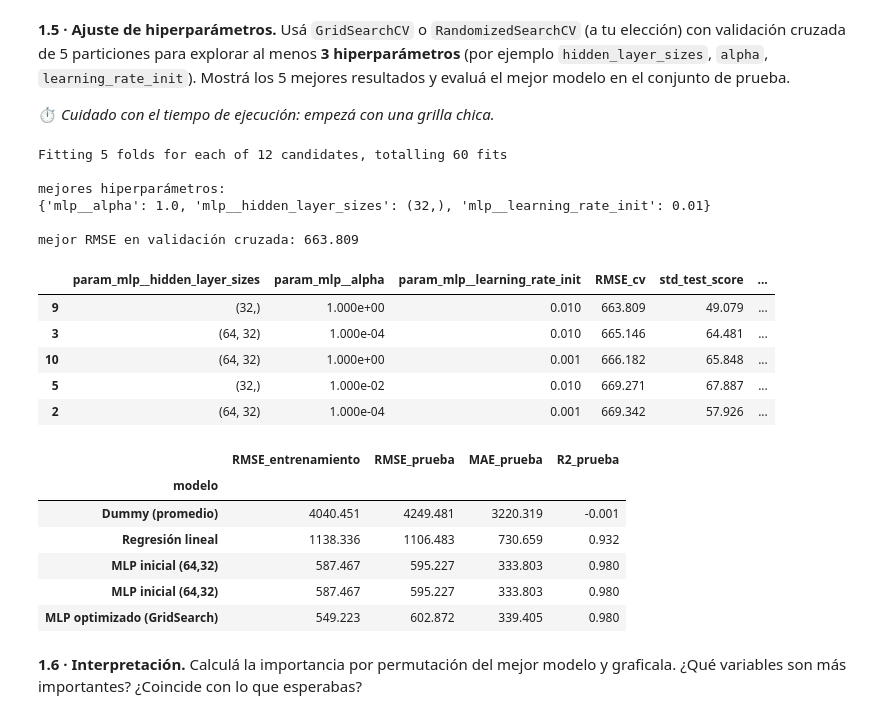
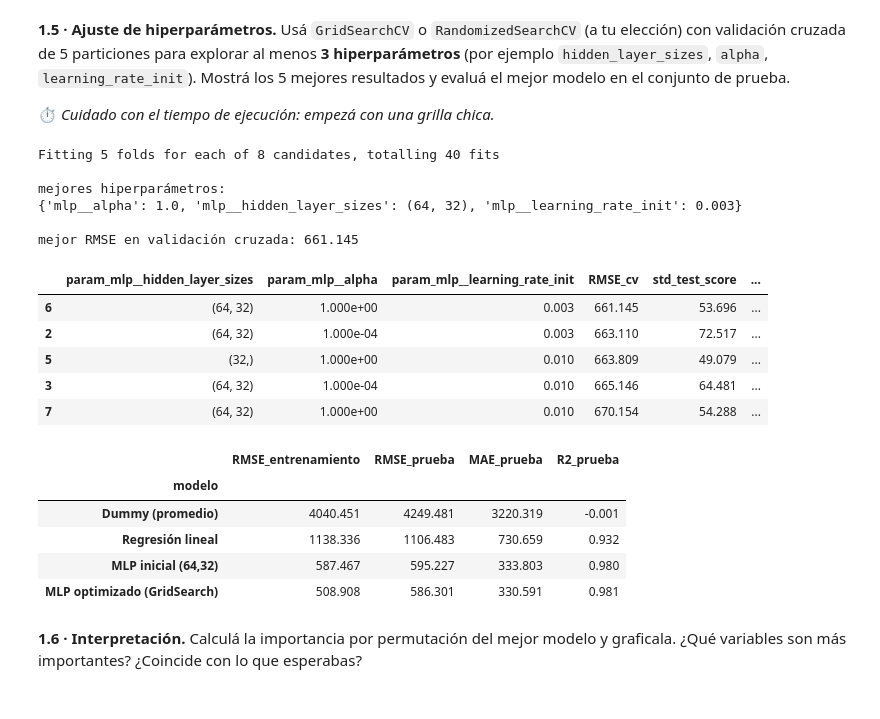
Before and after one commit to Nahi05/Aprendizaje-Automatico-1, a Jupyter notebook: AA1_TP2_DELGADO_NAHIARA.ipynb, the cells around one changed output. Saved outputs shown, nothing was run; the diff lists cells and outputs as text; code cells hidden in the pictures.

```diff
--- a/AA1_TP2_DELGADO_NAHIARA.ipynb
+++ b/AA1_TP2_DELGADO_NAHIARA.ipynb
@@ -966,48 +966,47 @@ plt.show()
 # %%
 # Tu código aquí
 # Pista: Paso 8 y Paso 9 de la Parte 2 (o Paso 4 de la Parte 3 para RandomizedSearchCV).
-# grilla chica (3 hiperparámetros): 2 x 3 x 2 = 12 combinaciones
 grilla_diam = {
     "mlp__hidden_layer_sizes": [(32,), (64, 32)],
-    "mlp__alpha": [0.0001, 0.01, 1.0],
-    "mlp__learning_rate_init": [0.001, 0.01],
+    "mlp__alpha": [0.0001, 1.0],
+    "mlp__learning_rate_init": [0.003, 0.01],
 }
 
 busqueda_diam = GridSearchCV(
     estimator=mlp_diam,
     param_grid=grilla_diam,
     cv=5,
     scoring="neg_root_mean_squared_error",
     n_jobs=-1,
     verbose=1
 )
 
 busqueda_diam.fit(X_ent_d, y_ent_d)
 
 print("\nmejores hiperparámetros:")
 print(busqueda_diam.best_params_)
 print(f"\nmejor RMSE en validación cruzada: {-busqueda_diam.best_score_:.3f}")
 
 res_d = pd.DataFrame(busqueda_diam.cv_results_)
 res_d["RMSE_cv"] = -res_d["mean_test_score"]
 
 columnas = ["param_mlp__hidden_layer_sizes", "param_mlp__alpha", "param_mlp__learning_rate_init",
             "RMSE_cv", "std_test_score", "rank_test_score"]
 
 res_d.sort_values("rank_test_score")[columnas].head(5)
 # %% [output]
-Fitting 5 folds for each of 12 candidates, totalling 60 fits
+Fitting 5 folds for each of 8 candidates, totalling 40 fits
 
 mejores hiperparámetros:
-{'mlp__alpha': 1.0, 'mlp__hidden_layer_sizes': (32,), 'mlp__learning_rate_init': 0.01}
+{'mlp__alpha': 1.0, 'mlp__hidden_layer_sizes': (64, 32), 'mlp__learning_rate_init': 0.003}
 
-mejor RMSE en validación cruzada: 663.809
+mejor RMSE en validación cruzada: 661.145
 |  | param_mlp__hidden_layer_sizes | param_mlp__alpha | param_mlp__learning_rate_init | RMSE_cv | std_test_score | ... |
-| 9 | (32,) | 1.000e+00 | 0.010 | 663.809 | 49.079 | ... |
+| 6 | (64, 32) | 1.000e+00 | 0.003 | 661.145 | 53.696 | ... |
+| 2 | (64, 32) | 1.000e-04 | 0.003 | 663.110 | 72.517 | ... |
+| 5 | (32,) | 1.000e+00 | 0.010 | 663.809 | 49.079 | ... |
 | 3 | (64, 32) | 1.000e-04 | 0.010 | 665.146 | 64.481 | ... |
-| 10 | (64, 32) | 1.000e+00 | 0.001 | 666.182 | 65.848 | ... |
-| 5 | (32,) | 1.000e-02 | 0.010 | 669.271 | 67.887 | ... |
-| 2 | (64, 32) | 1.000e-04 | 0.001 | 669.342 | 57.926 | ... |
+| 7 | (64, 32) | 1.000e+00 | 0.010 | 670.154 | 54.288 | ... |
 # %%
 # evaluacion
 mejor_diam = busqueda_diam.best_estimator_
@@ -1021,8 +1020,7 @@ pd.DataFrame(resultados_diam).set_index("modelo")
 | Dummy (promedio) | 4040.451 | 4249.481 | 3220.319 | -0.001 |
 | Regresión lineal | 1138.336 | 1106.483 | 730.659 | 0.932 |
 | MLP inicial (64,32) | 587.467 | 595.227 | 333.803 | 0.980 |
-| MLP inicial (64,32) | 587.467 | 595.227 | 333.803 | 0.980 |
-| MLP optimizado (GridSearch) | 549.223 | 602.872 | 339.405 | 0.980 |
+| MLP optimizado (GridSearch) | 508.908 | 586.301 | 330.591 | 0.981 |
 # %% [markdown]
 **1.6 · Interpretación.** Calculá la importancia por permutación del mejor modelo y graficala. ¿Qué variables son más importantes? ¿Coincide con lo que esperabas?
 # %%
```
Also changed, not shown: parts of 6 cells of this notebook.
